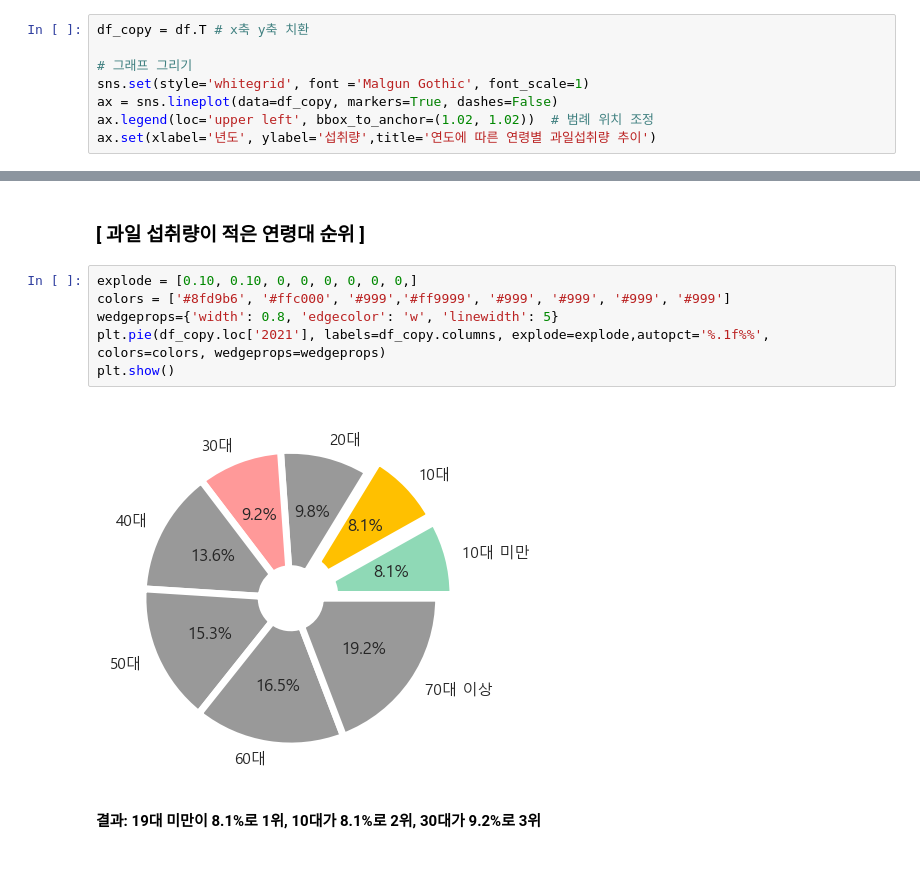
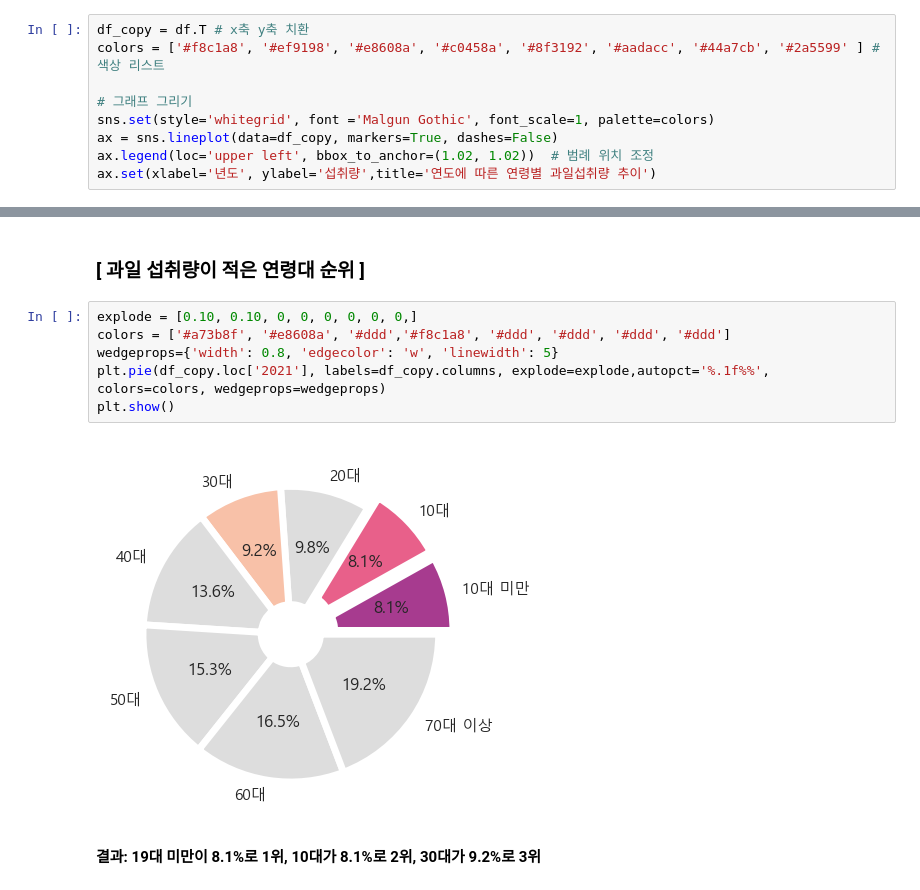
Before and after one commit to jdawoony/big-data-analytics, a Jupyter notebook: 데이터분석 (국내 과일 시장과 소비 분석).ipynb, the cells around one changed output, grey strips where cells are left out. Drawn from its saved outputs; the diff is of its cells as text.

```diff
--- a/데이터분석 (국내 과일 시장과 소비 분석).ipynb
+++ b/데이터분석 (국내 과일 시장과 소비 분석).ipynb
@@ -105,9 +104,10 @@ df
 ### [ 5년 간 연령별 과일 섭취량 추이 ]
 # %%
 df_copy = df.T # x축 y축 치환
+colors = ['#f8c1a8', '#ef9198', '#e8608a', '#c0458a', '#8f3192', '#aadacc', '#44a7cb', '#2a5599' ] # 색상 리스트
 
 # 그래프 그리기
-sns.set(style='whitegrid', font ='Malgun Gothic', font_scale=1)
+sns.set(style='whitegrid', font ='Malgun Gothic', font_scale=1, palette=colors)
 ax = sns.lineplot(data=df_copy, markers=True, dashes=False)
 ax.legend(loc='upper left', bbox_to_anchor=(1.02, 1.02))  # 범례 위치 조정
 ax.set(xlabel='년도', ylabel='섭취량',title='연도에 따른 연령별 과일섭취량 추이')
@@ -137,12 +137,12 @@ plt.show()
 ### [ 과일 섭취량이 적은 연령대 순위 ]
 # %%
 explode = [0.10, 0.10, 0, 0, 0, 0, 0, 0,]
-colors = ['#8fd9b6', '#ffc000', '#999','#ff9999', '#999', '#999', '#999', '#999']
+colors = ['#a73b8f', '#e8608a', '#ddd','#f8c1a8', '#ddd', '#ddd', '#ddd', '#ddd']
 wedgeprops={'width': 0.8, 'edgecolor': 'w', 'linewidth': 5}
 plt.pie(df_copy.loc['2021'], labels=df_copy.columns, explode=explode,autopct='%.1f%%', colors=colors, wedgeprops=wedgeprops)
 plt.show()
 # %% [output]
-[figure, old version]
+[figure, new version]
 # %% [markdown]
 <b>결과: 19대 미만이 8.1%로 1위, 10대가 8.1%로 2위, 30대가 9.2%로 3위</b>
 # %% [markdown]
```
Also changed, not shown: parts of 75 cells of this notebook, 1 other file.
